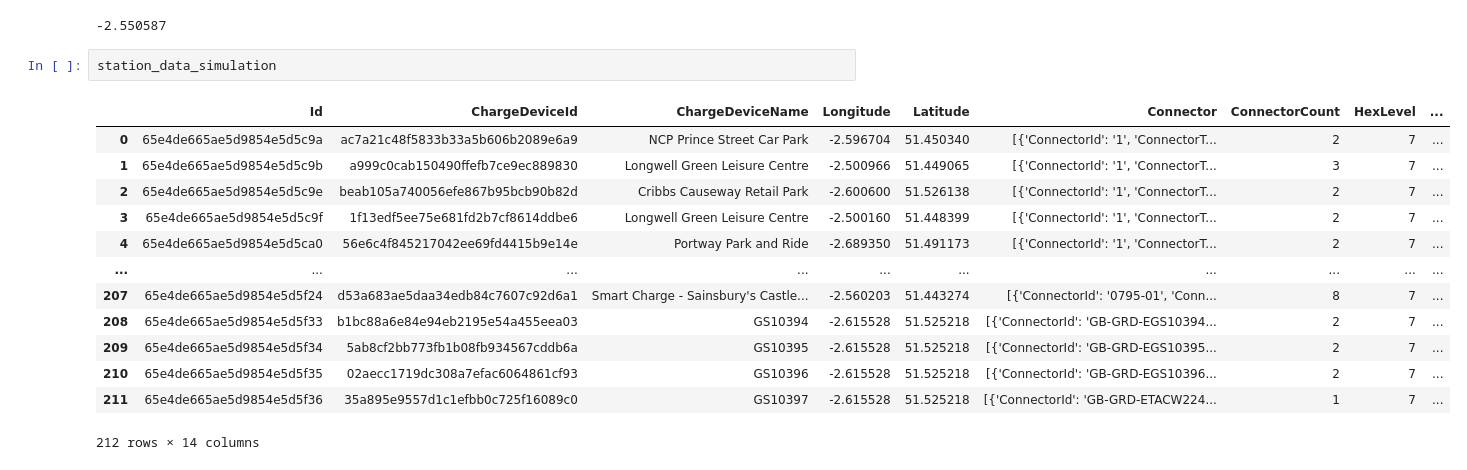
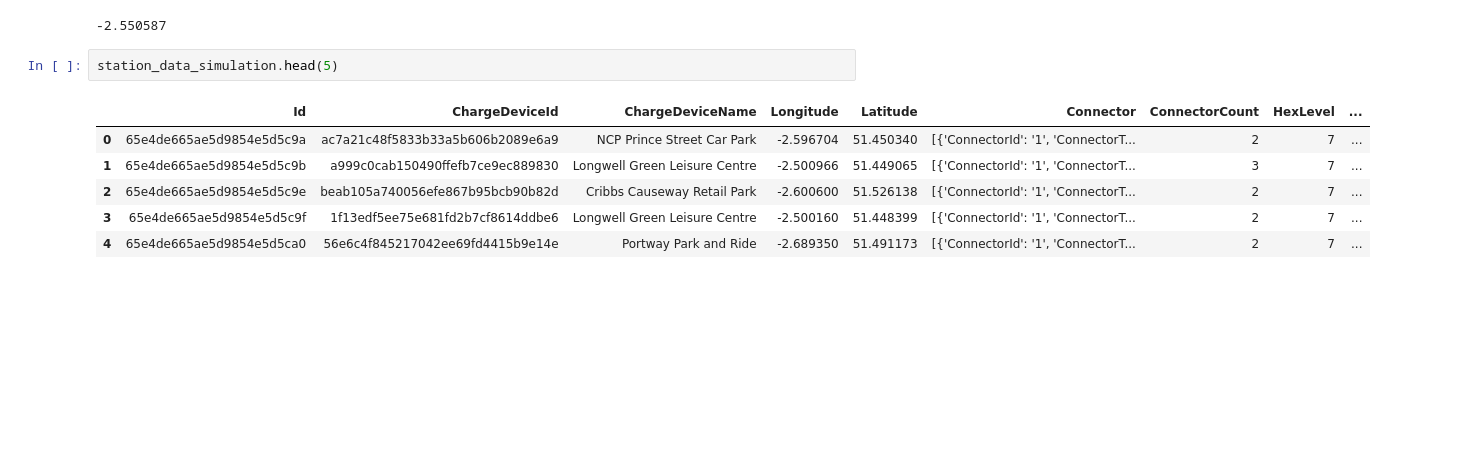
Before and after one commit to chrisdo23/electrical_vehicle_project_igp, a Jupyter notebook: simulation/simulation_testing.ipynb, the cells around one changed output. Drawn from its saved outputs; the diff is of its cells as text; blank space fills up the shorter version.

```diff
--- a/simulation/simulation_testing.ipynb
+++ b/simulation/simulation_testing.ipynb
@@ -962,18 +872,11 @@ float(location_json['car_location']['Longitude'])
 # %% [output]
 -2.550587
 # %%
-station_data_simulation
+station_data_simulation.head(5)
 # %% [output]
 |  | Id | ChargeDeviceId | ChargeDeviceName | Longitude | Latitude | Connector | ConnectorCount | HexLevel | ... |
 | 0 | 65e4de665ae5d9854e5d5c9a | ac7a21c48f5833b33a5b606b2089e6a9 | NCP Prince Street Car Park | -2.596704 | 51.450340 | [{'ConnectorId': '1', 'ConnectorT... | 2 | 7 | ... |
 | 1 | 65e4de665ae5d9854e5d5c9b | a999c0cab150490ffefb7ce9ec889830 | Longwell Green Leisure Centre | -2.500966 | 51.449065 | [{'ConnectorId': '1', 'ConnectorT... | 3 | 7 | ... |
 | 2 | 65e4de665ae5d9854e5d5c9e | beab105a740056efe867b95bcb90b82d | Cribbs Causeway Retail Park | -2.600600 | 51.526138 | [{'ConnectorId': '1', 'ConnectorT... | 2 | 7 | ... |
 | 3 | 65e4de665ae5d9854e5d5c9f | 1f13edf5ee75e681fd2b7cf8614ddbe6 | Longwell Green Leisure Centre | -2.500160 | 51.448399 | [{'ConnectorId': '1', 'ConnectorT... | 2 | 7 | ... |
 | 4 | 65e4de665ae5d9854e5d5ca0 | 56e6c4f845217042ee69fd4415b9e14e | Portway Park and Ride | -2.689350 | 51.491173 | [{'ConnectorId': '1', 'ConnectorT... | 2 | 7 | ... |
-| ... | ... | ... | ... | ... | ... | ... | ... | ... | ... |
-| 207 | 65e4de665ae5d9854e5d5f24 | d53a683ae5daa34edb84c7607c92d6a1 | Smart Charge - Sainsbury's Castle... | -2.560203 | 51.443274 | [{'ConnectorId': '0795-01', 'Conn... | 8 | 7 | ... |
-| 208 | 65e4de665ae5d9854e5d5f33 | b1bc88a6e84e94eb2195e54a455eea03 | GS10394 | -2.615528 | 51.525218 | [{'ConnectorId': 'GB-GRD-EGS10394... | 2 | 7 | ... |
-| 209 | 65e4de665ae5d9854e5d5f34 | 5ab8cf2bb773fb1b08fb934567cddb6a | GS10395 | -2.615528 | 51.525218 | [{'ConnectorId': 'GB-GRD-EGS10395... | 2 | 7 | ... |
-| 210 | 65e4de665ae5d9854e5d5f35 | 02aecc1719dc308a7efac6064861cf93 | GS10396 | -2.615528 | 51.525218 | [{'ConnectorId': 'GB-GRD-EGS10396... | 2 | 7 | ... |
-| 211 | 65e4de665ae5d9854e5d5f36 | 35a895e9557d1c1efbb0c725f16089c0 | GS10397 | -2.615528 | 51.525218 | [{'ConnectorId': 'GB-GRD-ETACW224... | 1 | 7 | ... |
-212 rows × 14 columns
```
Also changed, not shown: parts of 19 cells of this notebook, 28 other files.
